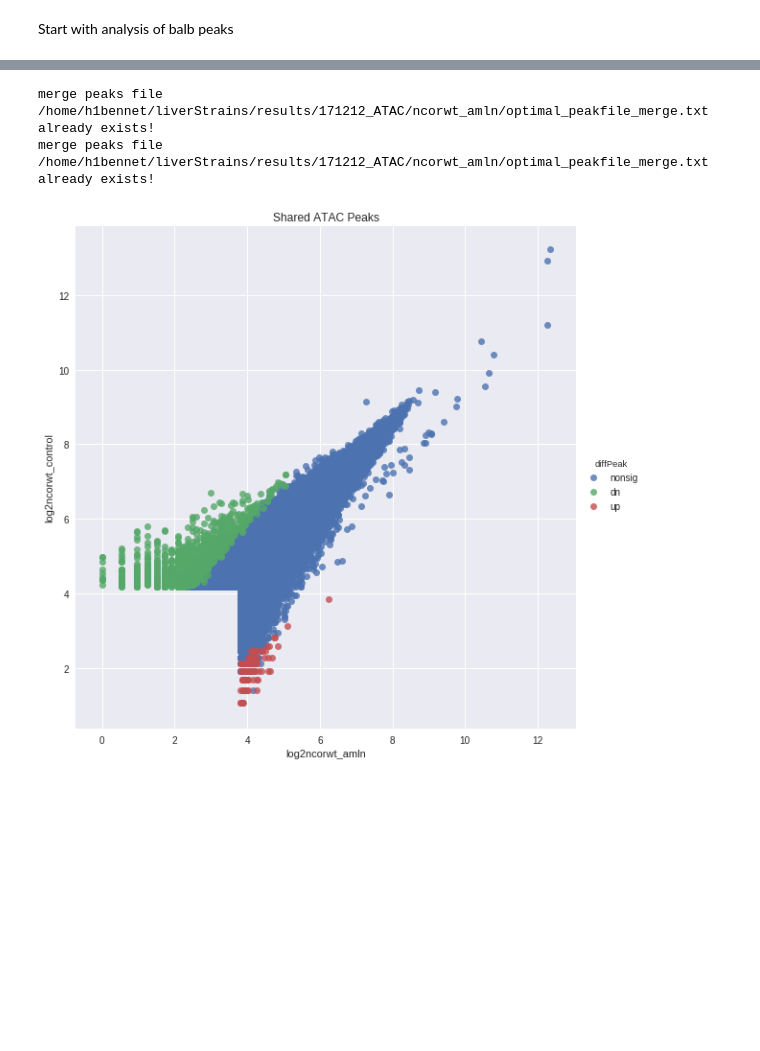
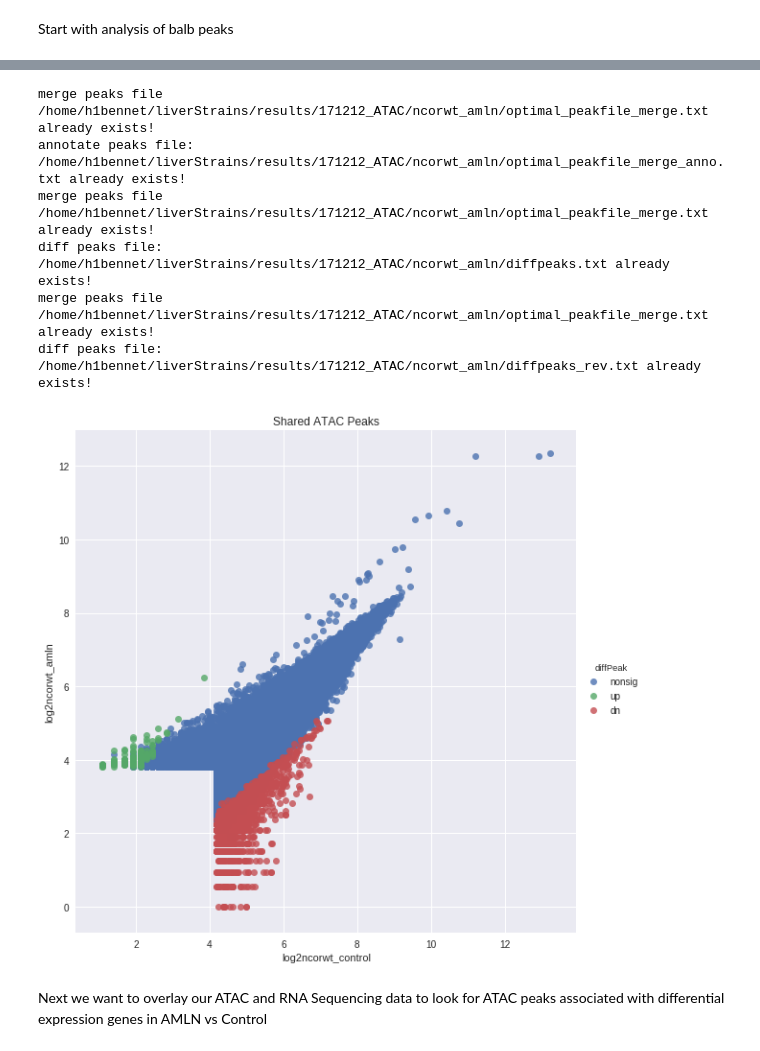
Before and after one commit to HunterBennett/liverStrains, a Jupyter notebook: results/171212_ATAC_Strains.ipynb, the cells around one changed output, grey strips where cells are left out. Drawn from its saved outputs; the diff is of its cells as text; code cells hidden in the pictures; blank space fills up the shorter version.

Commit message:
added analysis to the ATAC pipeline

```diff
--- a/results/171212_ATAC_Strains.ipynb
+++ b/results/171212_ATAC_Strains.ipynb
@@ -64,6 +65,7 @@ def merge_peaks(dir1, dir2, outdir, dist='given', print_err=False):
                     dir2 + '/optimal_peakfile.txt'])
     # call merge peaks
     if not os.path.isfile(outdir + '/optimal_peakfile_merge.txt'):
+        print('calling mergePeaks...')
         p = subprocess.Popen(mP_call,
                             stdout = subprocess.PIPE,
                             stderr = subprocess.PIPE)
@@ -79,13 +81,14 @@ def anno_peaks(dir1, dir2, outdir, dist='given', print_err=False):
     import subprocess
     import os
     # call merge peaks
-    mPPath = merge_peaks(dir1, dir2, outdir)
+    mPPath = merge_peaks(dir1, dir2, outdir, dist, print_err=print_err)
     # construct function call
     aPCallList = ['annotatePeaks.pl', mPPath, 'mm10', '-d']
     aPCallList.extend([dir1 + '/pooled_tag_dirs', dir2 + '/pooled_tag_dirs'])
     # call annotate peaks
     aPPath = mPPath.replace('.txt', '_anno.txt')
     if not os.path.isfile(aPPath):
+        print('calling annotatePeaks...')
         p = subprocess.Popen(aPCallList,
                          stdout=subprocess.PIPE,
                          stderr=subprocess.PIPE)
@@ -98,13 +101,13 @@ def anno_peaks(dir1, dir2, outdir, dist='given', print_err=False):
     else: print('annotate peaks file: ' + aPPath + ' already exists!')
     return aPPath
 
-def diff_peaks(dir1, dir2, outdir, rev=False, print_err=False):
+def diff_peaks(dir1, dir2, outdir, dist='given', rev=False, print_err=False):
     import subprocess
     import os
     # make output directory if necessary
     if not os.path.isdir(outdir): subprocess.call(["mkdir", outdir])
     # call merge peaks
-    mPPath = merge_peaks(dir1, dir2, outdir)
+    mPPath = merge_peaks(dir1, dir2, outdir, dist)
     # create differential peaks all
     gDPCall = ["getDifferentialPeaks", mPPath,
                         dir1 + "/pooled_tag_dirs",
@@ -117,6 +120,7 @@ def diff_peaks(dir1, dir2, outdir, rev=False, print_err=False):
         dPPath = outdir + '/diffpeaks.txt'
     # call differential peaks
     if not os.path.isfile(dPPath):
+        print('calling getDifferentialPeaks...')
         p = subprocess.Popen(gDPCall,
                         stdout = subprocess.PIPE,
                         stderr = subprocess.PIPE)
@@ -129,7 +133,7 @@ def diff_peaks(dir1, dir2, outdir, rev=False, print_err=False):
     else: print('diff peaks file: ' + dPPath + ' already exists!')
     return dPPath
 
-def call_homer(peakfile, genome, outdir, size = 200):
+def find_motifs_genome(peakfile, genome, outdir, size = 200):
     import subprocess
     import os
 
@@ -151,7 +155,7 @@ def clean_sample_IDs(idList):
         cleanIdList.append("_".join(idParts))
     return cleanIdList
 
-def run_atac_diff_peaks(dir1, dir2, outdir):
+def run_atac_diff_peaks(dir1, dir2, outdir, dist='given', print_err=False):
     '''Compare the peaks from dir1 and dir1, output basic graphs and a
     pandas data frame with annotations and differential peaks marked.
 
@@ -165,30 +169,32 @@ def run_atac_diff_peaks(dir1, dir2, outdir):
         subprocess.call(["mkdir", outdir])
     samples= [dir1.split('/')[-1], dir2.split('/')[-1]]
     ## Call anno peaks ##
-    aPPath = anno_peaks(dir1, dir2, outdir)
+    aPPath = anno_peaks(dir1, dir2, outdir, dist=dist, print_err=print_err)
     ## Get diff peaks ##
-    dPPath = diff_peaks(dir1, dir2, outdir)
+    dPPath = diff_peaks(dir1, dir2, outdir, dist=dist, print_err=print_err)
     dP = read_diff_peak_file(dPPath)
-    dPPathRev = diff_peaks(dir1, dir2, outdir, rev = True)
+    dPPathRev = diff_peaks(dir1, dir2, outdir, dist=dist, print_err=print_err, rev=True)
     dPRev = read_diff_peak_file(dPPathRev)
     # we will plot with out main peak file
     peaks = pd.read_csv(aPPath, sep='\t', comment=None)
     sample_cols = list(peaks.columns.values[-2:])
     peaks.columns.values[0] = 'PeakID'
+    peaks = peaks.set_index('PeakID')
     # Annotate main peaks file with whether peaks are differential
     peaks.loc[:,'diffPeak'] = ['nonsig'] * peaks.shape[0]
-    peaks.loc[peaks.iloc[:, 0].str.contains('|'.join(dP.iloc[:, 0])), 'diffPeak'] = 'up'
-    peaks.loc[peaks.iloc[:, 0].str.contains('|'.join(dPRev.iloc[:, 0])), 'diffPeak'] = 'dn'
+    peaks.loc[peaks.index.str.contains('|'.join(dP.iloc[:, 0])), 'diffPeak'] = 'up'
+    peaks.loc[peaks.index.str.contains('|'.join(dPRev.iloc[:, 0])), 'diffPeak'] = 'dn'
 
     # add log2 scale for counts for plotting
     peaks.loc[:, 'log2'+samples[0]] = np.log2(peaks.loc[:, sample_cols[0]] + 1)
     peaks.loc[:, 'log2'+samples[1]] = np.log2(peaks.loc[:, sample_cols[1]] + 1)
-    f = sns.lmplot(x='log2'+samples[0],
-           y='log2'+samples[1],
-           data=peaks,
-           fit_reg=False,
-           hue='diffPeak',
-           size=8)
+    f = sns.lmplot(x='log2'+samples[1],
+            y='log2'+samples[0],
+            data=peaks,
+            fit_reg=False,
+            hue='diffPeak',
+            hue_order=['nonsig', 'up', 'dn'],
+            size=8)
     plt.title('Shared ATAC Peaks')
 
     return (peaks, dP, dPRev)
@@ -296,6 +332,14 @@ merge peaks file /home/h1bennet/liverStrains/results/171212_ATAC/aj_amln/optimal
 # %%
-(peaks, dP, dPRev) = run_atac_diff_peaks(outdir + 'ncorwt_amln', outdir + 'ncorwt_control', outdir + 'ncorwt_amln')
+(ncorwt_peaks, ncorwt_dP, ncorwt_dPRev) = run_atac_diff_peaks(outdir + 'ncorwt_amln',
+                                                              outdir + 'ncorwt_control',
+                                                              outdir + 'ncorwt_amln',
+                                                              dist='200',
+                                                              print_err=True)
 # %% [output]
 merge peaks file /home/h1bennet/liverStrains/results/171212_ATAC/ncorwt_amln/optimal_peakfile_merge.txt already exists!
+annotate peaks file: /home/h1bennet/liverStrains/results/171212_ATAC/ncorwt_amln/optimal_peakfile_merge_anno.txt already exists!
 merge peaks file /home/h1bennet/liverStrains/results/171212_ATAC/ncorwt_amln/optimal_peakfile_merge.txt already exists!
+diff peaks file: /home/h1bennet/liverStrains/results/171212_ATAC/ncorwt_amln/diffpeaks.txt already exists!
+merge peaks file /home/h1bennet/liverStrains/results/171212_ATAC/ncorwt_amln/optimal_peakfile_merge.txt already exists!
+diff peaks file: /home/h1bennet/liverStrains/results/171212_ATAC/ncorwt_amln/diffpeaks_rev.txt already exists!
-[figure, old version]
+[figure, new version]
@@ -301,0 +353,2 @@ merge peaks file /home/h1bennet/liverStrains/results/171212_ATAC/ncorwt_amln/opt
+# %% [markdown]
+Next we want to overlay our ATAC and RNA Sequencing data to look for ATAC peaks associated with differential expression genes in AMLN vs Control
```
Also changed, not shown: parts of 23 cells of this notebook.
